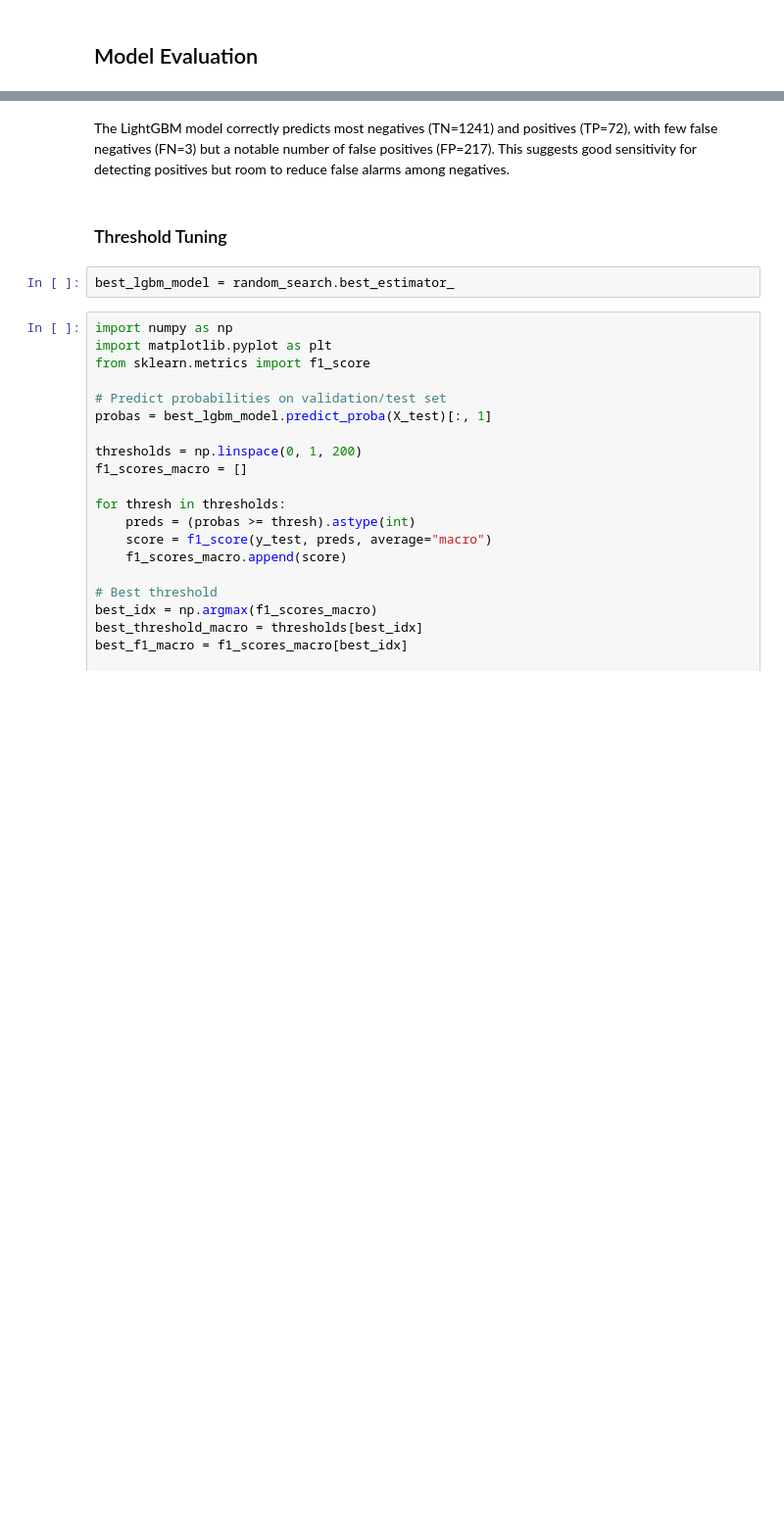
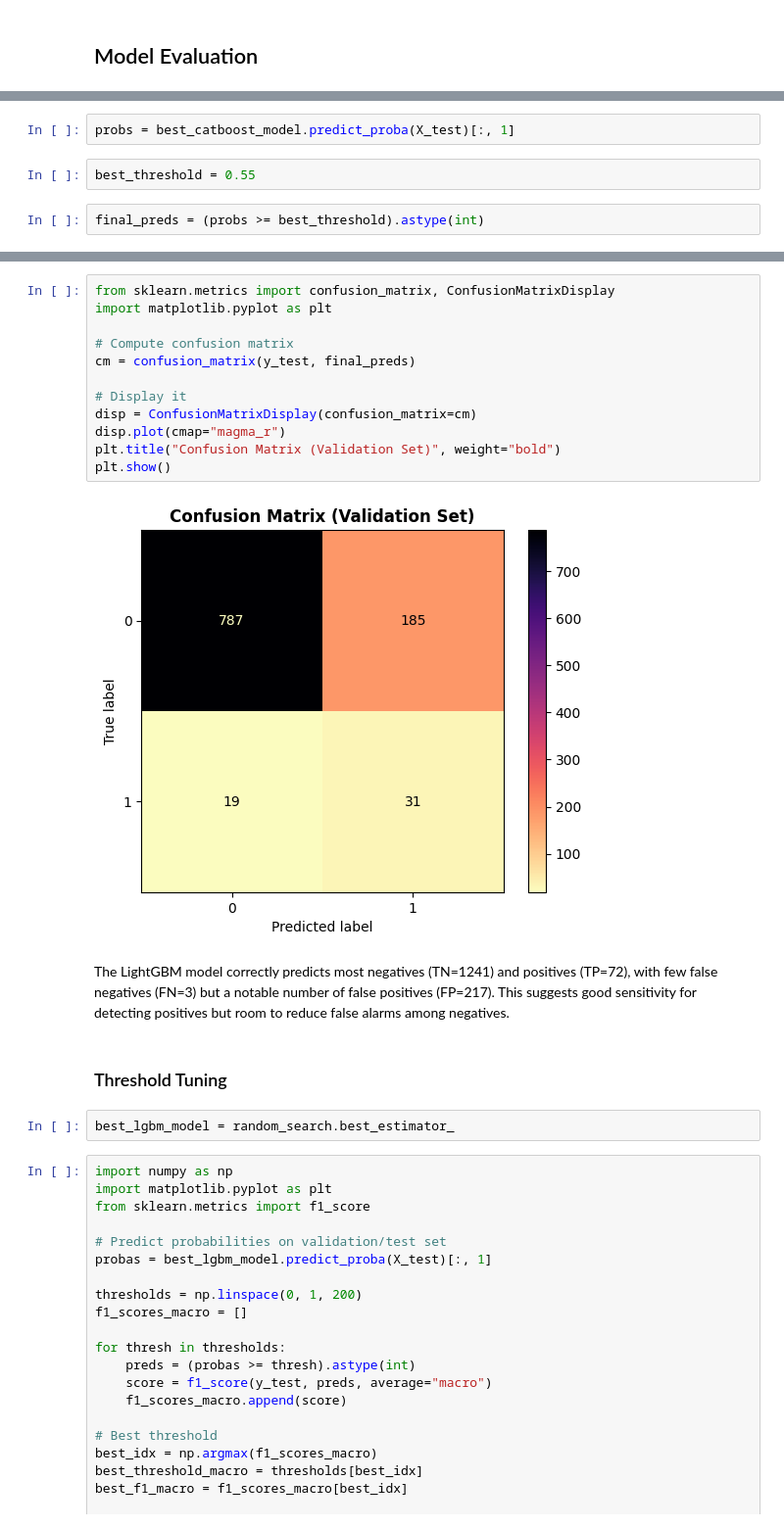
Before and after one commit to Duccard/stroke_risk_prediction, a Jupyter notebook: StrokeRiskPredictionModel.ipynb, the cells around one changed output, grey strips where cells are left out. Shown at 98% size. Cells and saved outputs as stored; diff of their text form; blank space fills up the shorter version.

```diff
--- a/StrokeRiskPredictionModel.ipynb
+++ b/StrokeRiskPredictionModel.ipynb
@@ -2418,0 +2701,6 @@ NameError: name 'random_search' is not defined
+# %%
+probs = best_catboost_model.predict_proba(X_test)[:, 1]
+# %%
+best_threshold = 0.55
+# %%
+final_preds = (probs >= best_threshold).astype(int)
@@ -2419,3 +2740,17 @@ NameError: name 'random_search' is not defined
+# %%
+from sklearn.metrics import confusion_matrix, ConfusionMatrixDisplay
+import matplotlib.pyplot as plt
+
+# Compute confusion matrix
+cm = confusion_matrix(y_test, final_preds)
+
+# Display it
+disp = ConfusionMatrixDisplay(confusion_matrix=cm)
+disp.plot(cmap="magma_r")
+plt.title("Confusion Matrix (Validation Set)", weight="bold")
+plt.show()
+# %% [output]
+[figure, added]
 # %% [markdown]
 The LightGBM model correctly predicts most negatives (TN=1241) and positives (TP=72), with few false negatives (FN=3) but a notable number of false positives (FP=217). This suggests good sensitivity for detecting positives but room to reduce false alarms among negatives.
 # %% [markdown]
```
Also changed, not shown: parts of 35 cells of this notebook, 4 other files.
